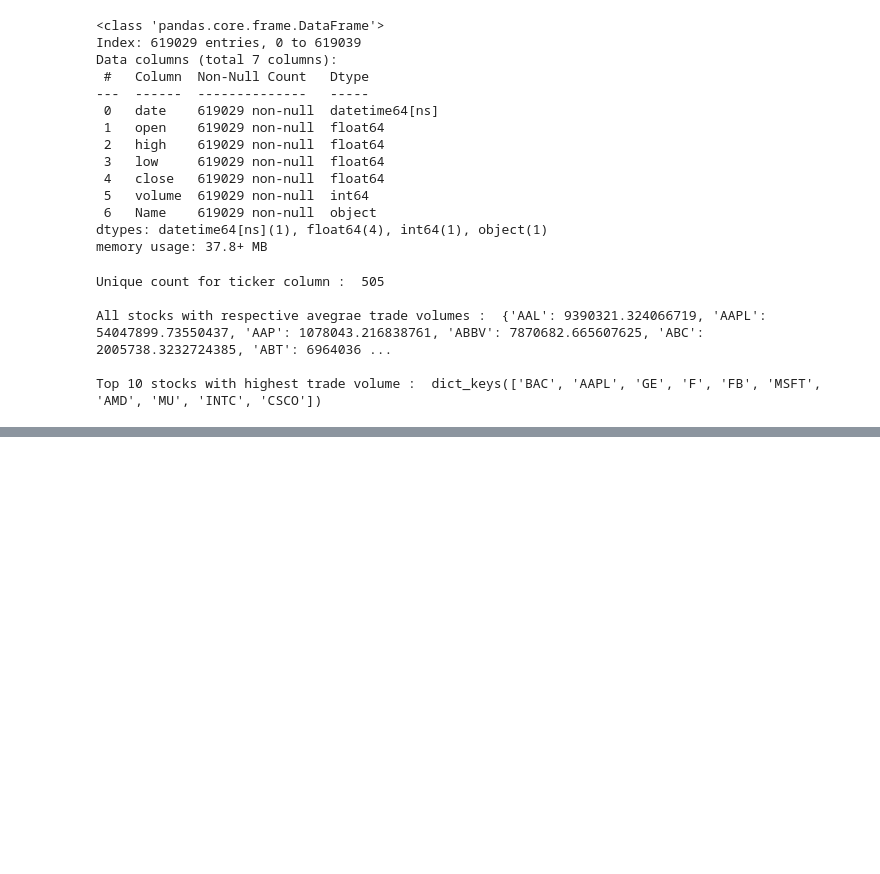
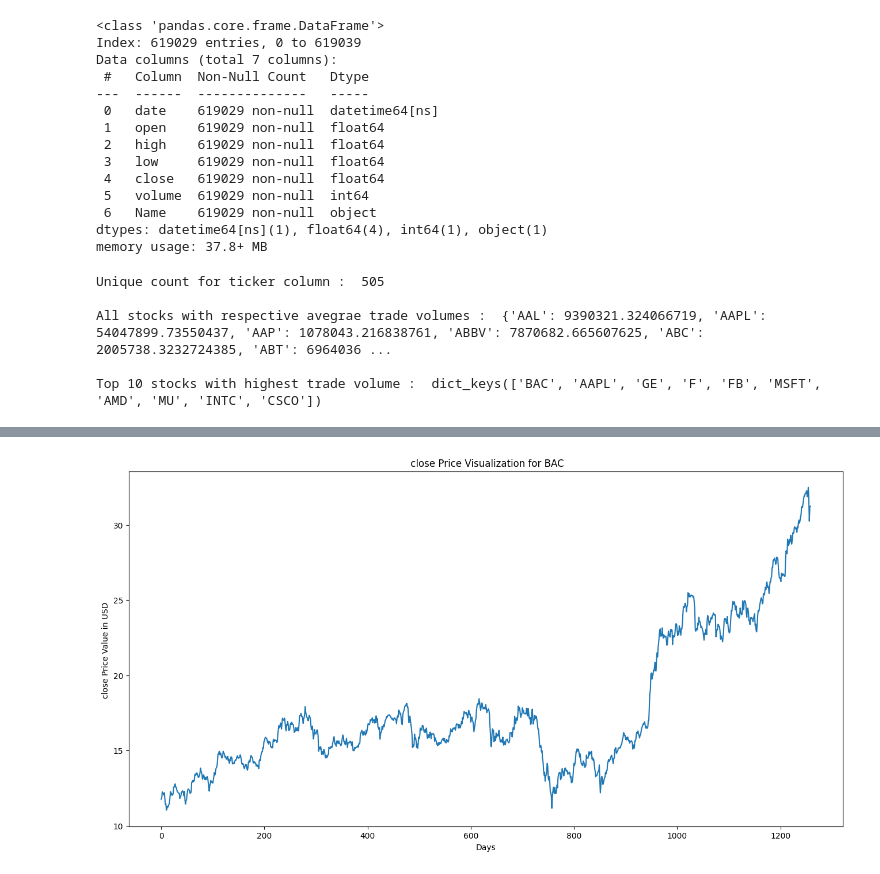
Before and after one commit to paarthvisharma/StockPricePrediction, a Jupyter notebook: StockPrediction.ipynb, the cells around one changed output, grey strips where cells are left out. Cells and saved outputs as stored; diff of their text form; code cells hidden in the pictures; blank space fills up the shorter version.

Commit message:
graphs

```diff
--- a/StockPrediction.ipynb
+++ b/StockPrediction.ipynb
@@ -126,3 +126,8 @@ Unique count for ticker column :  505
 All stocks with respective avegrae trade volumes :  {'AAL': 9390321.324066719, 'AAPL': 54047899.73550437, 'AAP': 1078043.216838761, 'ABBV': 7870682.665607625, 'ABC': 2005738.3232724385, 'ABT': 6964036 ...
 
 Top 10 stocks with highest trade volume :  dict_keys(['BAC', 'AAPL', 'GE', 'F', 'FB', 'MSFT', 'AMD', 'MU', 'INTC', 'CSCO'])
+# %%
+top_10_stocks = ['BAC', 'AAPL', 'GE', 'F', 'FB', 'MSFT', 'AMD', 'MU', 'INTC', 'CSCO']
+filtered_df = df[df['Name'].isin(top_10_stocks)]
+filtered_df.reset_index(drop=True, inplace=True)
+filtered_df
@@ -128,0 +148,14 @@ Top 10 stocks with highest trade volume :  dict_keys(['BAC', 'AAPL', 'GE', 'F',
+# %%
+def plot(data, stock_name, price_type):
+    data_subset = data[data['Name'] == stock_name ]
+    data_subset.reset_index(drop=True, inplace=True)
+    plt.figure(figsize=(16,8))
+    plt.plot(data_subset[price_type])
+    plt.title(f" {price_type} Price Visualization for {stock_name}")
+    plt.xlabel('Days')
+    plt.ylabel(f'{price_type} Price Value in USD ')
+    plt.show()
+# %%
+plot(filtered_df, 'BAC', 'close')
+# %% [output]
+[figure, added]
```
Also changed, not shown: parts of 5 cells of this notebook.
